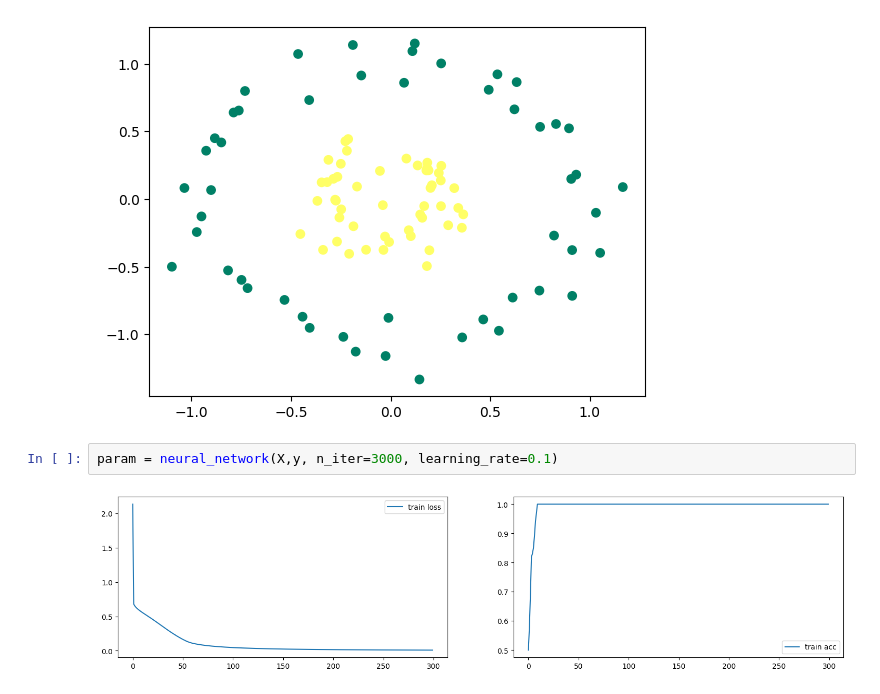
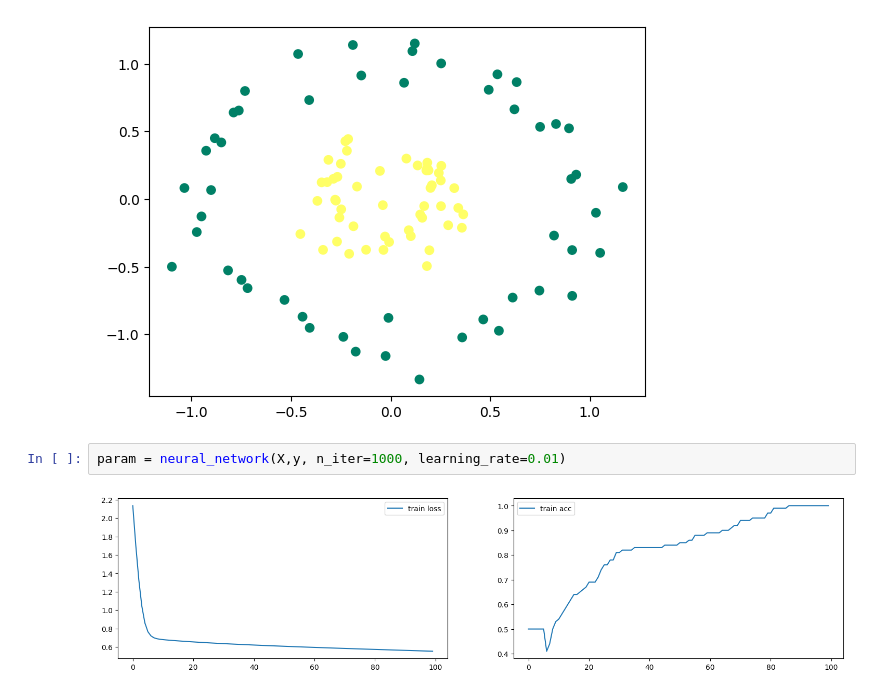
Before and after one commit to loanBRNT/neuralNetworkProject, a Jupyter notebook: reseau_n_couches.ipynb, the cells around one changed output. Drawn from its saved outputs; the diff is of its cells as text.

```diff
--- a/reseau_n_couches.ipynb
+++ b/reseau_n_couches.ipynb
@@ -111,6 +107,6 @@ dimensions de X: (2, 100)
 dimensions de y: (1, 100)
 [figure]
 # %%
-param = neural_network(X,y, n_iter=3000, learning_rate=0.1)
+param = neural_network(X,y, n_iter=1000, learning_rate=0.01)
 # %% [output]
-[figure, old version]
+[figure, new version]
```
Also changed, not shown: parts of 3 cells of this notebook, 3 other files.
